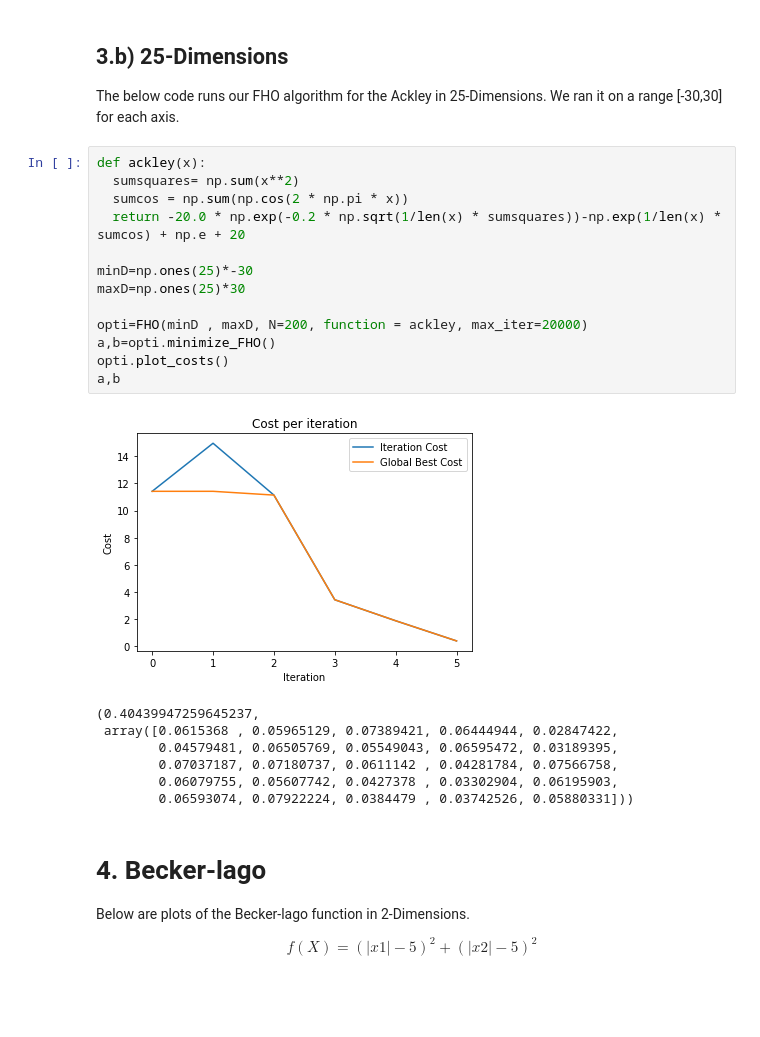
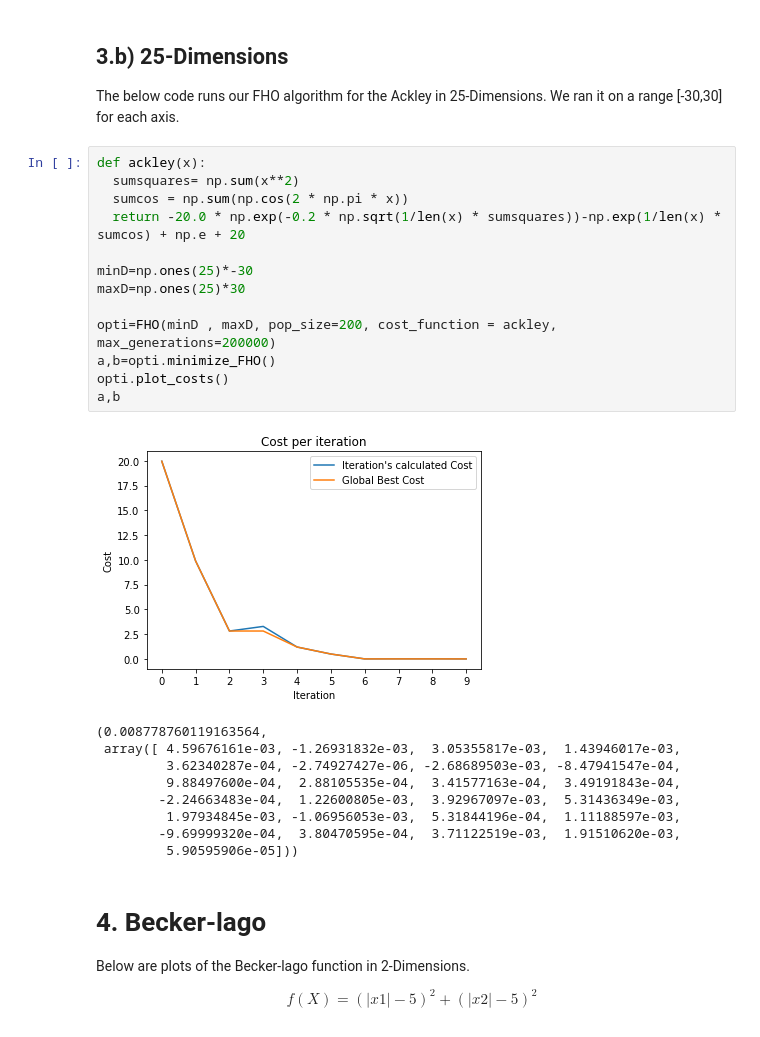
Before and after one commit to thieu1995/metaheuristics, a Jupyter notebook: FHO_VF.ipynb, the cells around one changed output. Saved outputs shown, nothing was run; the diff lists cells and outputs as text; blank space fills up the shorter version.

```diff
--- a/FHO_VF.ipynb
+++ b/FHO_VF.ipynb
@@ -371,24 +389,26 @@ The below code runs our FHO algorithm for the Ackley in 25-Dimensions. We ran it
 # %%
 def ackley(x):
   sumsquares= np.sum(x**2)
   sumcos = np.sum(np.cos(2 * np.pi * x))
   return -20.0 * np.exp(-0.2 * np.sqrt(1/len(x) * sumsquares))-np.exp(1/len(x) * sumcos) + np.e + 20
 
 minD=np.ones(25)*-30
 maxD=np.ones(25)*30
 
-opti=FHO(minD , maxD, N=200, function = ackley, max_iter=20000)
+opti=FHO(minD , maxD, pop_size=200, cost_function = ackley, max_generations=200000)
 a,b=opti.minimize_FHO()
 opti.plot_costs()
 a,b
 # %% [output]
-[figure, old version]
+[figure, new version]
-(0.40439947259645237,
- array([0.0615368 , 0.05965129, 0.07389421, 0.06444944, 0.02847422,
-        0.04579481, 0.06505769, 0.05549043, 0.06595472, 0.03189395,
-        0.07037187, 0.07180737, 0.0611142 , 0.04281784, 0.07566758,
-        0.06079755, 0.05607742, 0.0427378 , 0.03302904, 0.06195903,
-        0.06593074, 0.07922224, 0.0384479 , 0.03742526, 0.05880331]))
+(0.008778760119163564,
+ array([ 4.59676161e-03, -1.26931832e-03,  3.05355817e-03,  1.43946017e-03,
+         3.62340287e-04, -2.74927427e-06, -2.68689503e-03, -8.47941547e-04,
+         9.88497600e-04,  2.88105535e-04,  3.41577163e-04,  3.49191843e-04,
+        -2.24663483e-04,  1.22600805e-03,  3.92967097e-03,  5.31436349e-03,
+         1.97934845e-03, -1.06956053e-03,  5.31844196e-04,  1.11188597e-03,
+        -9.69999320e-04,  3.80470595e-04,  3.71122519e-03,  1.91510620e-03,
+         5.90595906e-05]))
 # %% [markdown]
 <h1>4. Becker-lago</h1>
 
```
Also changed, not shown: parts of 11 cells of this notebook.
